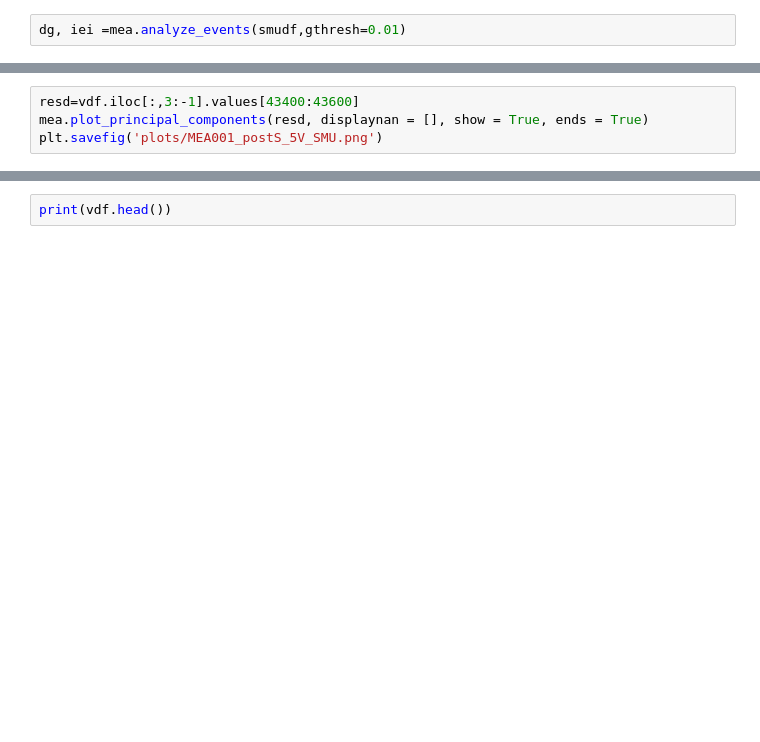
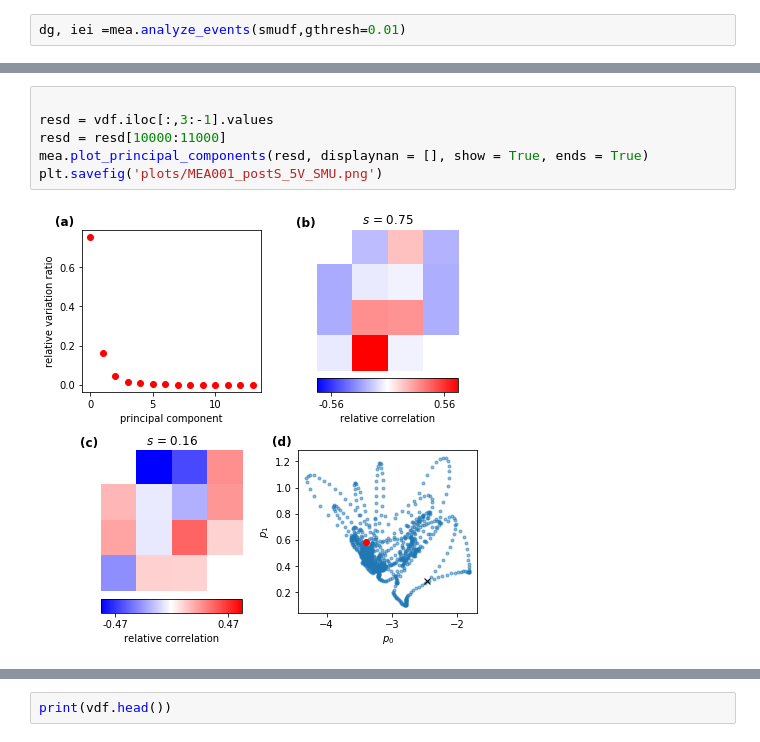
Before and after one commit to leobrowning92/plotting, a Jupyter notebook: example_mea_analysis_lvm.ipynb, the cells around one changed output, grey strips where cells are left out. Cells and saved outputs as stored; diff of their text form; blank space fills up the shorter version.

```diff
--- a/example_mea_analysis_lvm.ipynb
+++ b/example_mea_analysis_lvm.ipynb
@@ -91,6 +105,10 @@ axes[1].set_title("loglog interevent interval length histogram")
 # %%
-resd=vdf.iloc[:,3:-1].values[43400:43600]
+
+resd = vdf.iloc[:,3:-1].values
+resd = resd[10000:11000]
 mea.plot_principal_components(resd, displaynan = [], show = True, ends = True)
 plt.savefig('plots/MEA001_postS_5V_SMU.png')
+# %% [output]
+[figure, added]
 # %%
 print(vdf.info())
```
Also changed, not shown: parts of 8 cells of this notebook, 4 other files.
